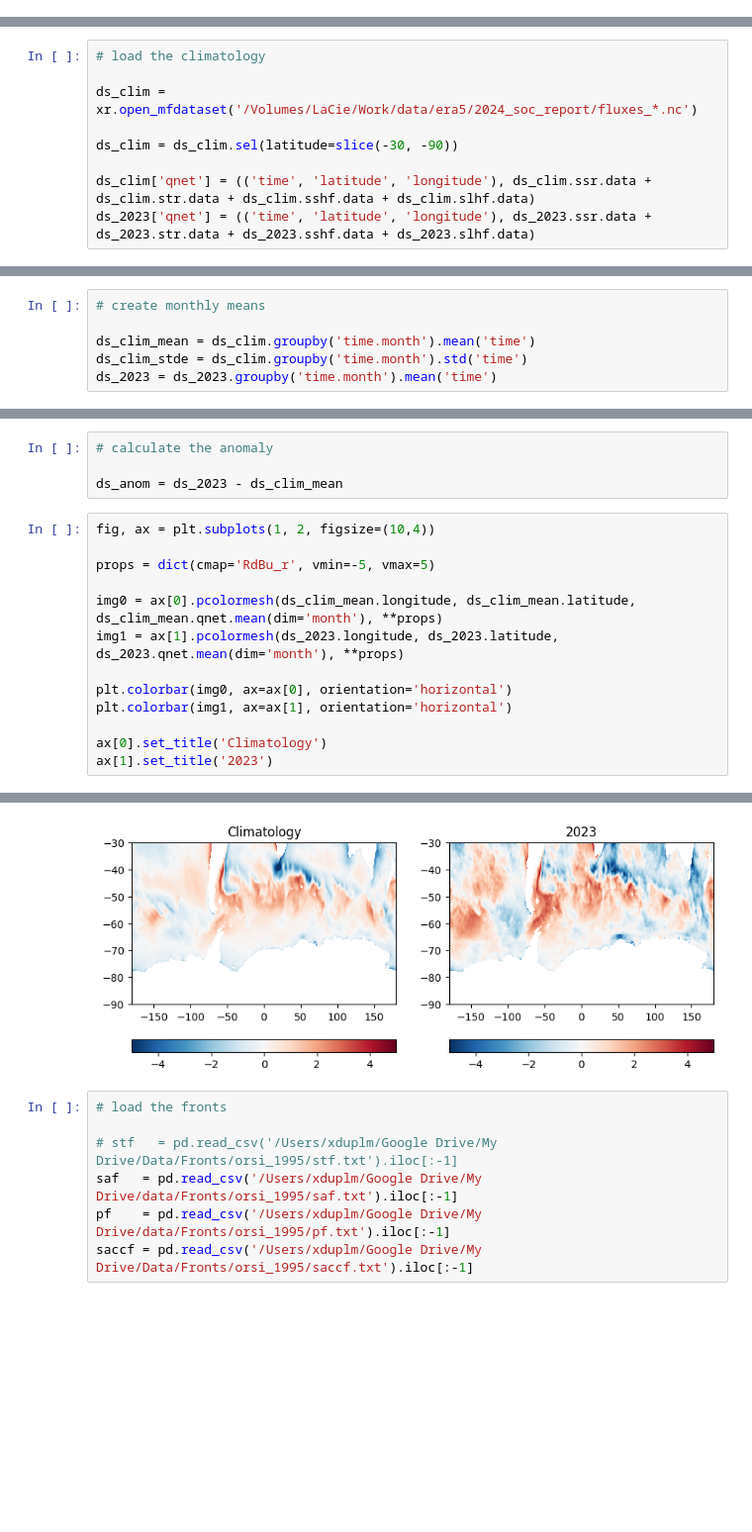
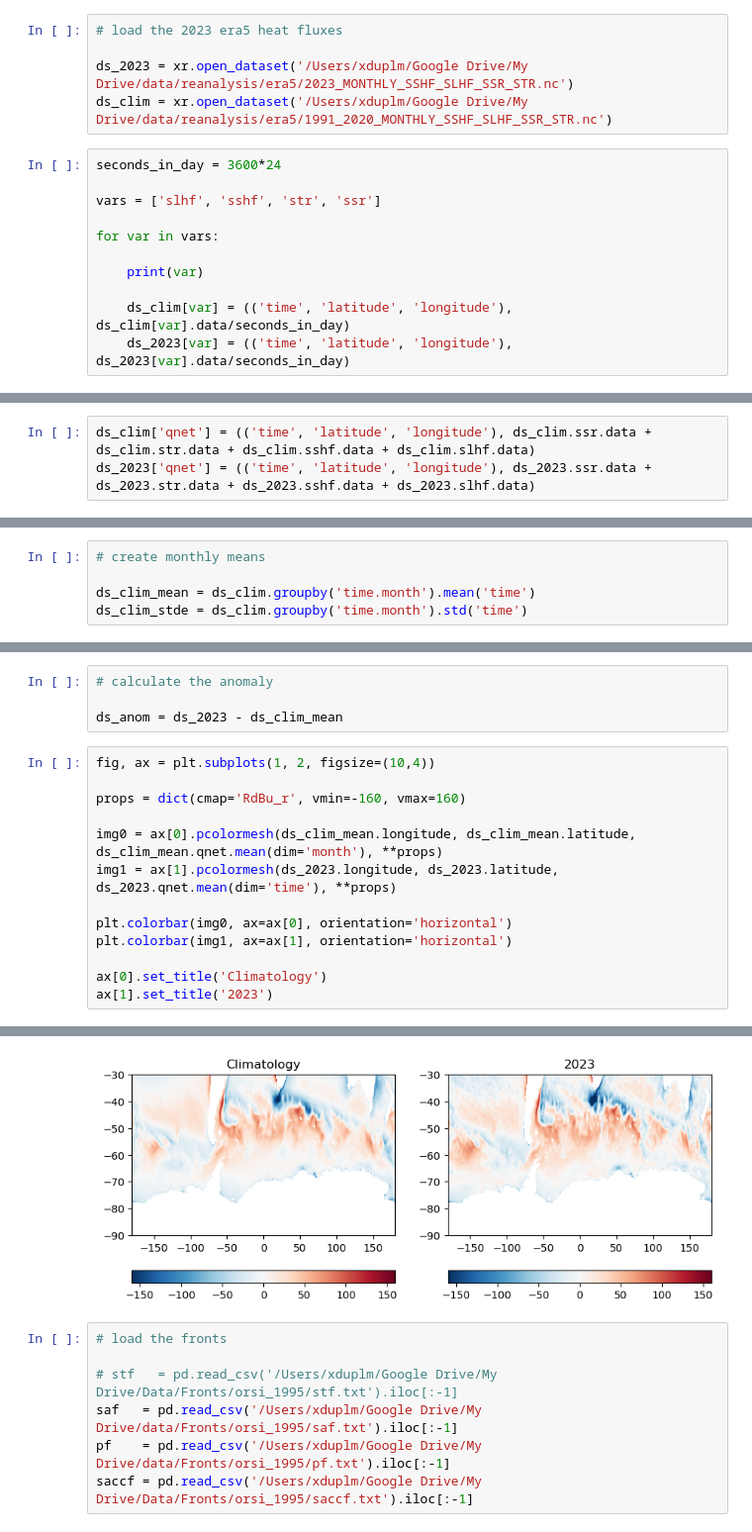
Before and after one commit to marcelduplessis/soc-heat-fluxes-2024, a Jupyter notebook: code/maps.ipynb, the cells around one changed output, grey strips where cells are left out. Shown at 99% size. Drawn from its saved outputs; the diff is of its cells as text; blank space fills up the shorter version.

Commit message:
new era5 data

```diff
--- a/code/maps.ipynb
+++ b/code/maps.ipynb
@@ -77,0 +28,16 @@ for i, yr in tqdm.tqdm(enumerate(years)):
+# %%
+# load the 2023 era5 heat fluxes
+
+ds_2023 = xr.open_dataset('/Users/xduplm/Google Drive/My Drive/data/reanalysis/era5/2023_MONTHLY_SSHF_SLHF_SSR_STR.nc')
+ds_clim = xr.open_dataset('/Users/xduplm/Google Drive/My Drive/data/reanalysis/era5/1991_2020_MONTHLY_SSHF_SLHF_SSR_STR.nc')
+# %%
+seconds_in_day = 3600*24
+
+vars = ['slhf', 'sshf', 'str', 'ssr']
+
+for var in vars:
+
+    print(var)
+
+    ds_clim[var] = (('time', 'latitude', 'longitude'), ds_clim[var].data/seconds_in_day)
+    ds_2023[var] = (('time', 'latitude', 'longitude'), ds_2023[var].data/seconds_in_day)
@@ -78,9 +49,3 @@ for i, yr in tqdm.tqdm(enumerate(years)):
 # %%
-# load the climatology
-
-ds_clim = xr.open_mfdataset('/Volumes/LaCie/Work/data/era5/2024_soc_report/fluxes_*.nc')
-
-ds_clim = ds_clim.sel(latitude=slice(-30, -90))
-
 ds_clim['qnet'] = (('time', 'latitude', 'longitude'), ds_clim.ssr.data + ds_clim.str.data + ds_clim.sshf.data + ds_clim.slhf.data)
 ds_2023['qnet'] = (('time', 'latitude', 'longitude'), ds_2023.ssr.data + ds_2023.str.data + ds_2023.sshf.data + ds_2023.slhf.data)
@@ -89,4 +57,3 @@ ds_2023['qnet'] = (('time', 'latitude', 'longitude'), ds_2023.ssr.data + ds_2023
 
 ds_clim_mean = ds_clim.groupby('time.month').mean('time')
 ds_clim_stde = ds_clim.groupby('time.month').std('time')
-ds_2023 = ds_2023.groupby('time.month').mean('time')
@@ -141,19 +107,19 @@ ds_anom = ds_2023 - ds_clim_mean
 # %%
 fig, ax = plt.subplots(1, 2, figsize=(10,4))
 
-props = dict(cmap='RdBu_r', vmin=-5, vmax=5)
+props = dict(cmap='RdBu_r', vmin=-160, vmax=160)
 
 img0 = ax[0].pcolormesh(ds_clim_mean.longitude, ds_clim_mean.latitude, ds_clim_mean.qnet.mean(dim='month'), **props)
-img1 = ax[1].pcolormesh(ds_2023.longitude, ds_2023.latitude, ds_2023.qnet.mean(dim='month'), **props)
+img1 = ax[1].pcolormesh(ds_2023.longitude, ds_2023.latitude, ds_2023.qnet.mean(dim='time'), **props)
 
 plt.colorbar(img0, ax=ax[0], orientation='horizontal')
 plt.colorbar(img1, ax=ax[1], orientation='horizontal')
 
 ax[0].set_title('Climatology')
 ax[1].set_title('2023')
 # %% [output]
 Text(0.5, 1.0, '2023')
-[figure, old version]
+[figure, new version]
 # %%
 # load the fronts
 
```
Also changed, not shown: parts of 9 cells of this notebook.
